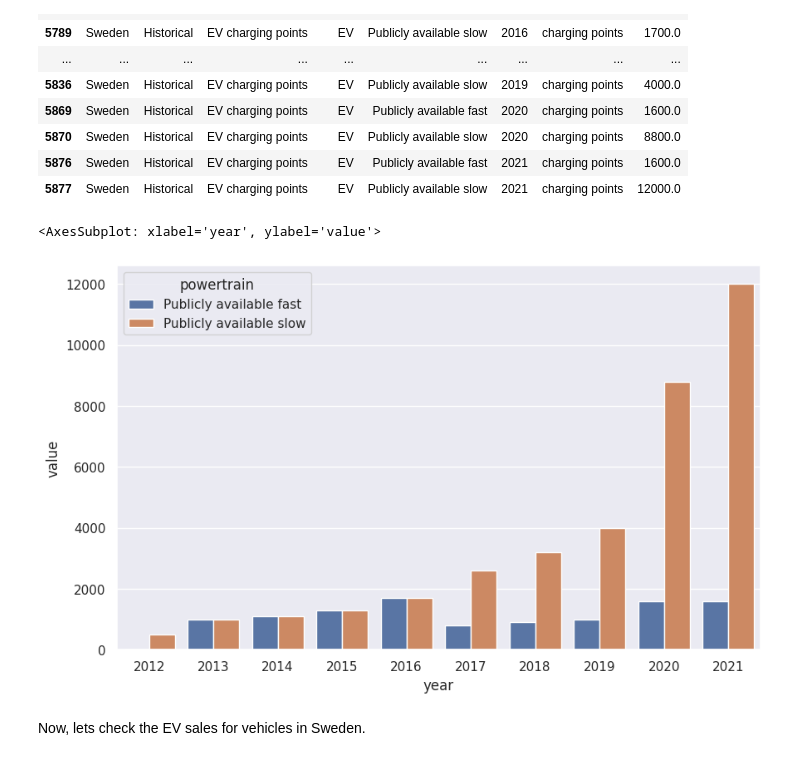
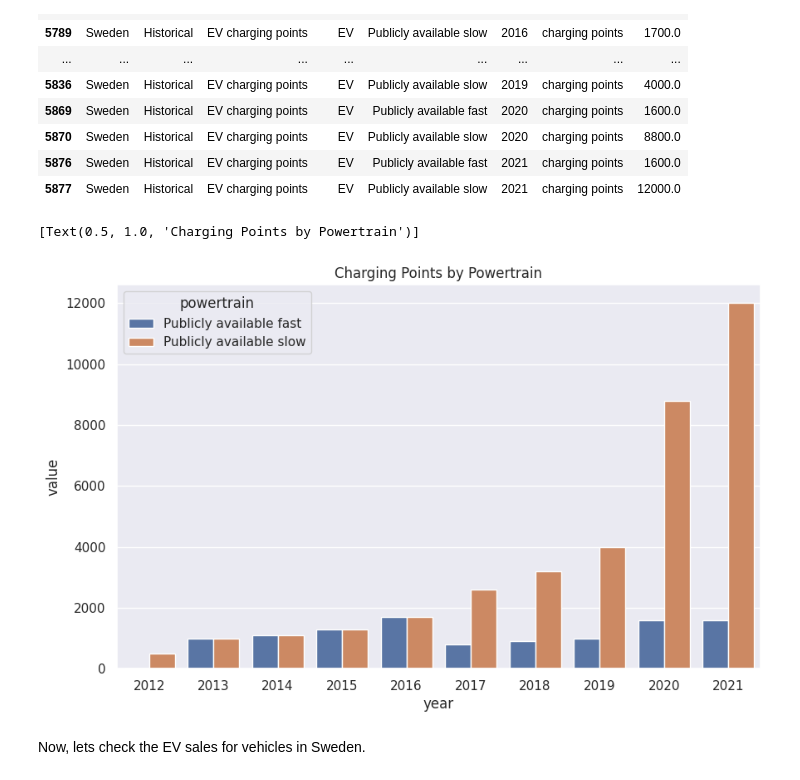
Before and after one commit to urtechoc/porfolio, a Jupyter notebook: electric/IEA.ipynb, the cells around one changed output. Cells and saved outputs as stored; diff of their text form; code cells hidden in the pictures.

```diff
--- a/electric/IEA.ipynb
+++ b/electric/IEA.ipynb
@@ -107,10 +107,10 @@ ev_df
 | 5877 | Sweden | Historical | EV charging points | EV | Publicly available slow | 2021 | charging points | 12000.0 |
 # %%
 sns.set(rc={'figure.figsize':(10,6)}) #adjusting size so it is readable
-sns.barplot(data=ev_df, x="year", y="value", hue = 'powertrain')
+sns.barplot(data=ev_df, x="year", y="value", hue = 'powertrain').set(title = 'Charging Points by Powertrain')
 # %% [output]
-<AxesSubplot: xlabel='year', ylabel='value'>
+[Text(0.5, 1.0, 'Charging Points by Powertrain')]
-[figure, old version]
+[figure, new version]
 # %% [markdown]
 Now, lets check the EV sales for vehicles in Sweden.
 # %%
```
Also changed, not shown: parts of 6 cells of this notebook.
